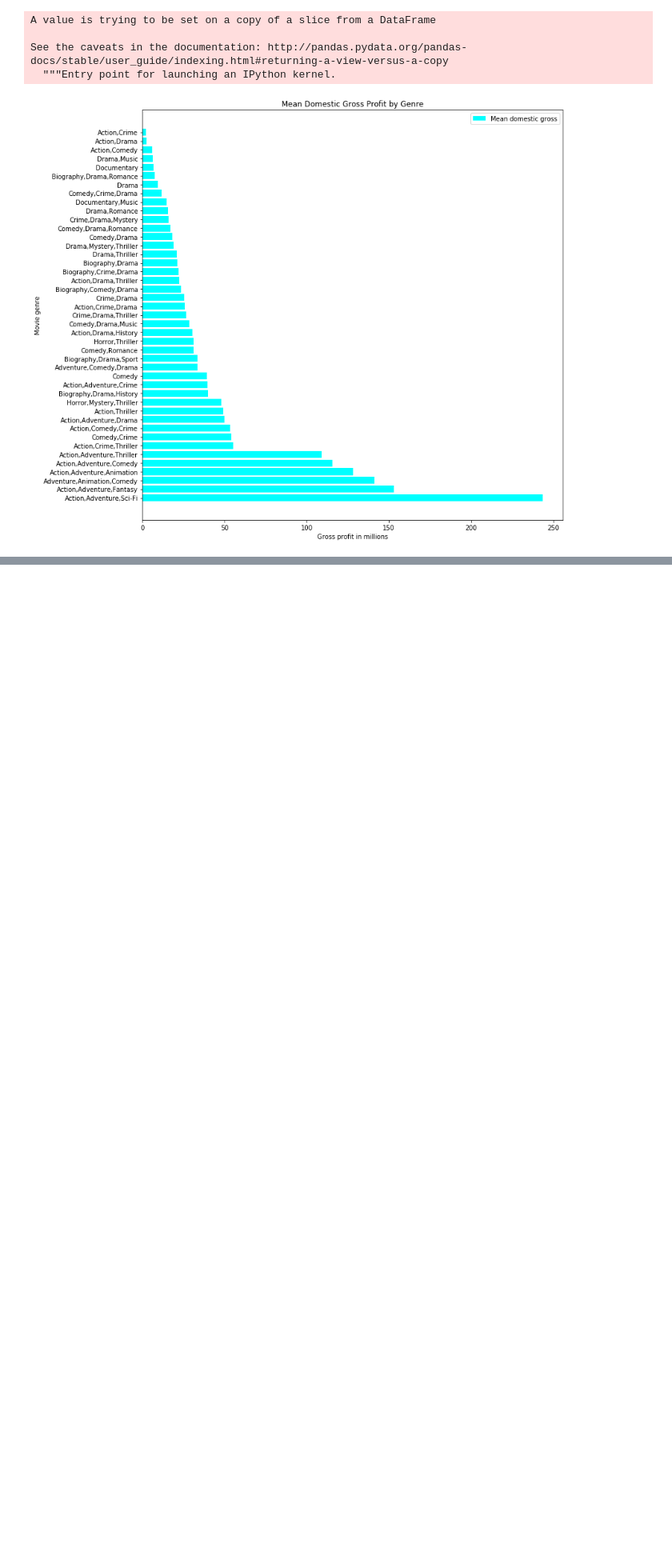
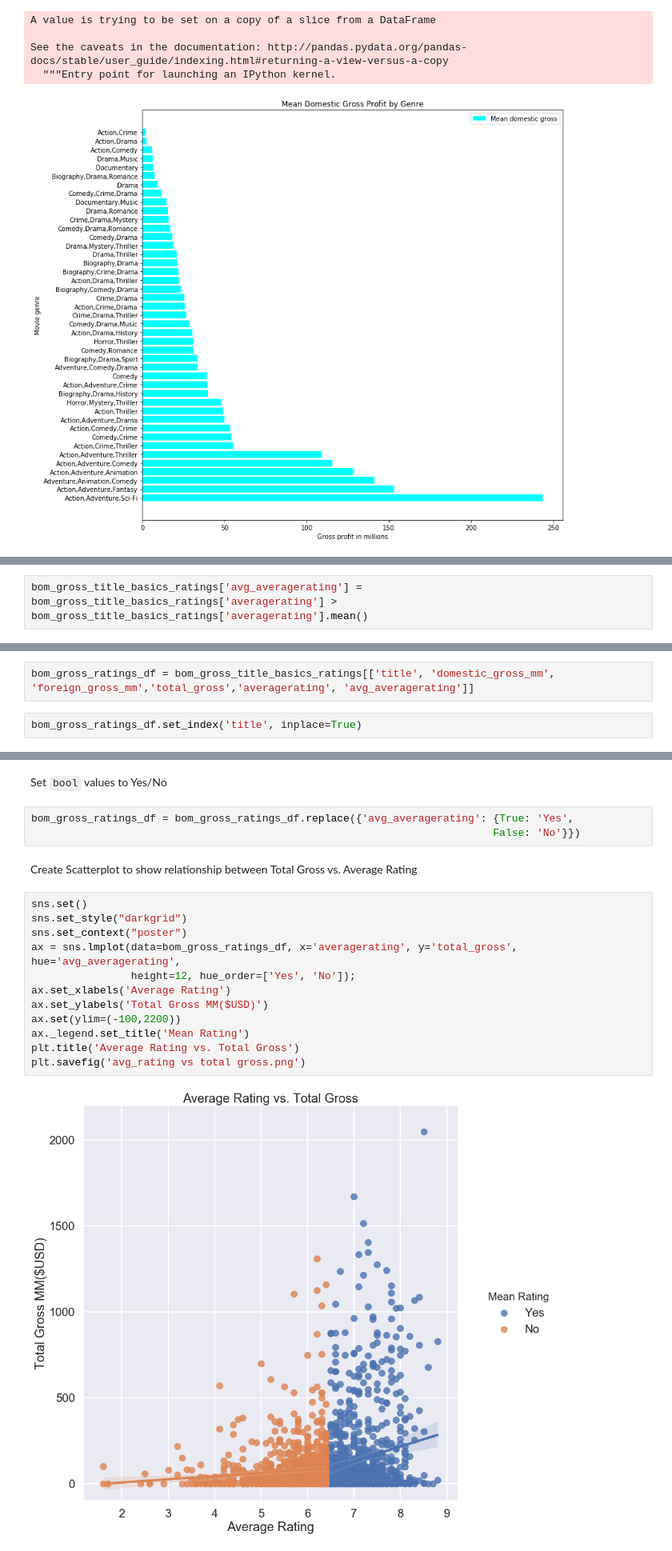
Before and after one commit to etr359/project-1-movie-analysis, a Jupyter notebook: project1_analysis_MASTER2.ipynb, the cells around one changed output, grey strips where cells are left out. Shown at 80% size. Saved outputs shown, nothing was run; the diff lists cells and outputs as text; blank space fills up the shorter version.

```diff
--- a/project1_analysis_MASTER2.ipynb
+++ b/project1_analysis_MASTER2.ipynb
@@ -1051,0 +1112,2 @@ See the caveats in the documentation: http://pandas.pydata.org/pandas-docs/stabl
+# %%
+bom_gross_title_basics_ratings['avg_averagerating'] = bom_gross_title_basics_ratings['averagerating'] > bom_gross_title_basics_ratings['averagerating'].mean()
@@ -1051,0 +1116,4 @@ See the caveats in the documentation: http://pandas.pydata.org/pandas-docs/stabl
+# %%
+bom_gross_ratings_df = bom_gross_title_basics_ratings[['title', 'domestic_gross_mm', 'foreign_gross_mm','total_gross','averagerating', 'avg_averagerating']]
+# %%
+bom_gross_ratings_df.set_index('title', inplace=True)
@@ -1051,0 +1130,21 @@ See the caveats in the documentation: http://pandas.pydata.org/pandas-docs/stabl
+# %% [markdown]
+Set `bool` values to Yes/No
+# %%
+bom_gross_ratings_df = bom_gross_ratings_df.replace({'avg_averagerating': {True: 'Yes',
+                                                                          False: 'No'}})
+# %% [markdown]
+Create Scatterplot to show relationship between Total Gross vs. Average Rating
+# %%
+sns.set()
+sns.set_style("darkgrid")
+sns.set_context("poster")
+ax = sns.lmplot(data=bom_gross_ratings_df, x='averagerating', y='total_gross', hue='avg_averagerating',
+                height=12, hue_order=['Yes', 'No']);
+ax.set_xlabels('Average Rating')
+ax.set_ylabels('Total Gross MM($USD)')
+ax.set(ylim=(-100,2200))
+ax._legend.set_title('Mean Rating')
+plt.title('Average Rating vs. Total Gross')
+plt.savefig('avg_rating vs total gross.png')
+# %% [output]
+[figure, added]
```
Also changed, not shown: parts of 36 cells of this notebook, 4 other files.
